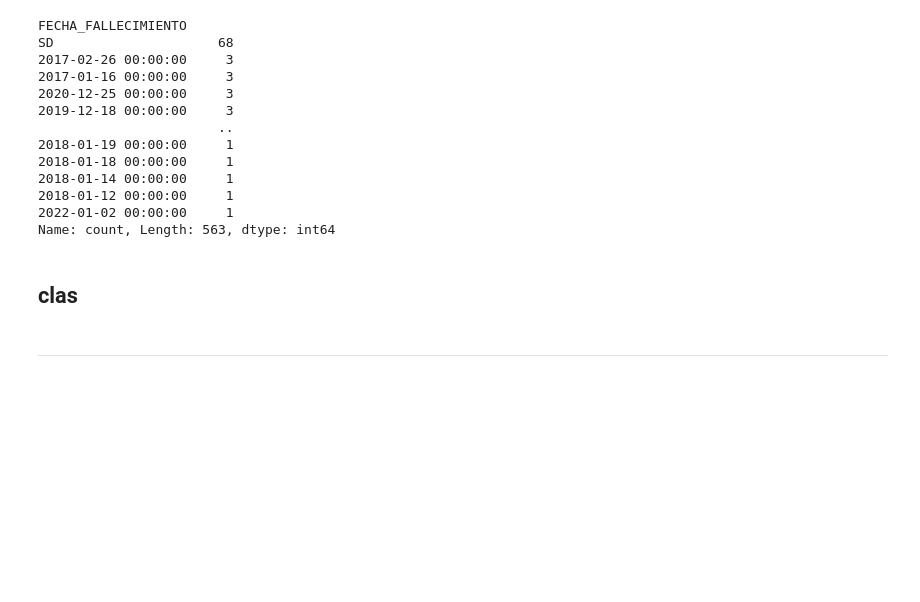
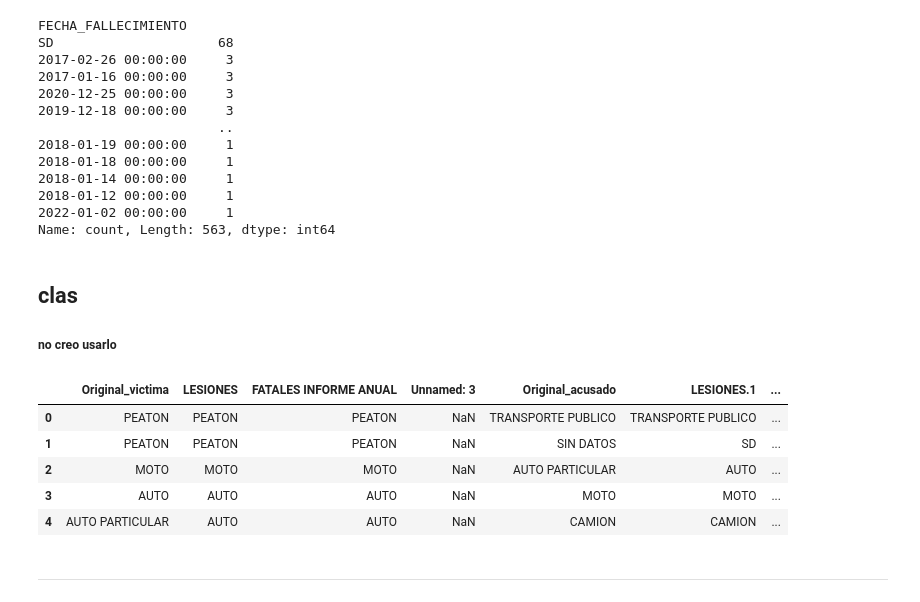
Before and after one commit to tDelbarco/PI_DataAnalytics_Siniestros-Viales, a Jupyter notebook: EDA.ipynb, the cells around one changed output. Cells and saved outputs as stored; diff of their text form; code cells hidden in the pictures; blank space fills up the shorter version.

Commit message:
comienzo EDA lesiones

```diff
--- a/EDA.ipynb
+++ b/EDA.ipynb
@@ -449,6 +449,16 @@ SD                     68
 Name: count, Length: 563, dtype: int64
 # %% [markdown]
 ## clas
+##### no creo usarlo
+# %%
+homicidios_clas.head()
+# %% [output]
+|  | Original_victima | LESIONES | FATALES INFORME ANUAL | Unnamed: 3 | Original_acusado | LESIONES.1 | ... |
+| 0 | PEATON | PEATON | PEATON | NaN | TRANSPORTE PUBLICO | TRANSPORTE PUBLICO | ... |
+| 1 | PEATON | PEATON | PEATON | NaN | SIN DATOS | SD | ... |
+| 2 | MOTO | MOTO | MOTO | NaN | AUTO PARTICULAR | AUTO | ... |
+| 3 | AUTO | AUTO | AUTO | NaN | MOTO | MOTO | ... |
+| 4 | AUTO PARTICULAR | AUTO | AUTO | NaN | CAMION | CAMION | ... |
 # %% [markdown]
 <hr>
 # %% [markdown]
```
Also changed, not shown: parts of 1 cell of this notebook, 1 other file.
